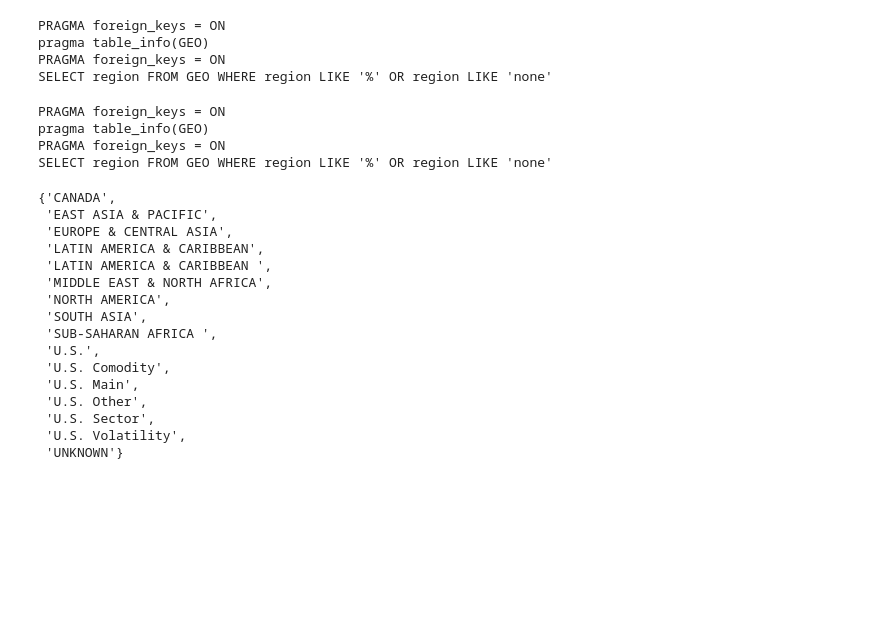
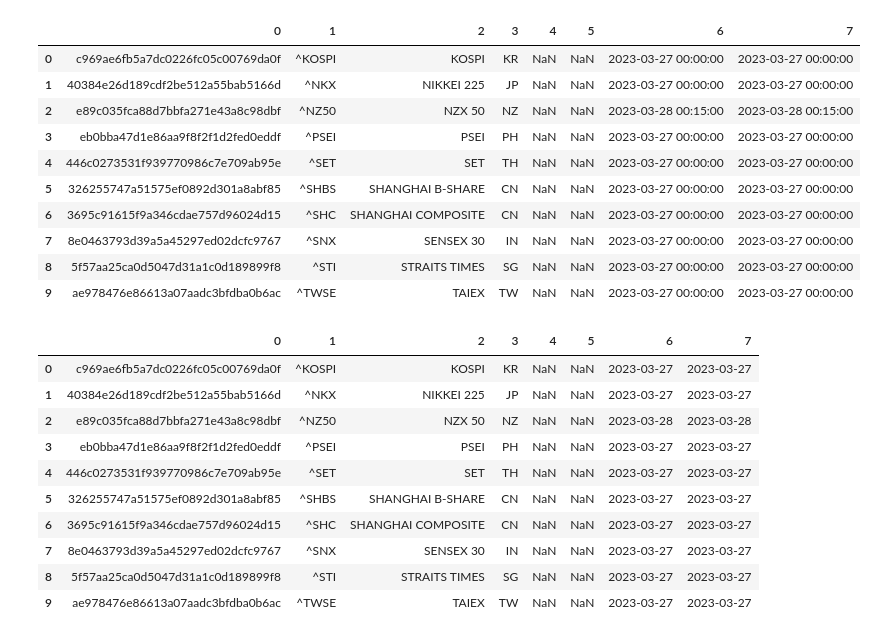
Before and after one commit to zielaskowski/tradeDB, a Jupyter notebook: dev/stooq.ipynb, the cells around one changed output. Saved outputs shown, nothing was run; the diff lists cells and outputs as text; code cells hidden in the pictures; blank space fills up the shorter version.

```diff
--- a/dev/stooq.ipynb
+++ b/dev/stooq.ipynb
@@ -63,12 +46,0 @@ pragma table_info(CURRENCY)
-# %%
-opts = list(trade.SECTORS[tab]["data"].keys())
-opts += sql.get(db_file=trade.db,
-                        tab='GEO',
-                        get=['region'],
-                        search=['%'],
-                        cols=['region'])['region']['region'].to_list()
-# %% [output]
-PRAGMA foreign_keys = ON
-pragma table_info(GEO)
-PRAGMA foreign_keys = ON
-SELECT region FROM GEO WHERE region LIKE '%' OR region LIKE 'none'
@@ -82,31 +47,34 @@ end_date = dt.today()
-# %%
-opts = list(trade.SECTORS[tab]["data"].keys())  # type: ignore
-opts += sql.get(db_file=trade.db,
-                tab='GEO',
-                get=['region'],
-                search=['%'],
-                cols=['region'])['region']['region'].to_list()
-# %% [output]
-PRAGMA foreign_keys = ON
-pragma table_info(GEO)
-PRAGMA foreign_keys = ON
-SELECT region FROM GEO WHERE region LIKE '%' OR region LIKE 'none'
-# %%
-set(opts)
-# %% [output]
-{'CANADA',
- 'EAST ASIA & PACIFIC',
- 'EUROPE & CENTRAL ASIA',
- 'LATIN AMERICA & CARIBBEAN',
- 'LATIN AMERICA & CARIBBEAN ',
- 'MIDDLE EAST & NORTH AFRICA',
- 'NORTH AMERICA',
- 'SOUTH ASIA',
- 'SUB-SAHARAN AFRICA ',
- 'U.S.',
- 'U.S. Comodity',
- 'U.S. Main',
- 'U.S. Other',
- 'U.S. Sector',
- 'U.S. Volatility',
- 'UNKNOWN'}
+# %%
+dat = pd.read_csv("./dev/long_dates.txt",
+                  sep='\t',
+                  header=None)
+dat[6]=pd.to_datetime(dat.iloc[:,6])
+dat[7]=pd.to_datetime(dat.iloc[:,7])
+dat
+# %% [output]
+|  | 0 | 1 | 2 | 3 | 4 | 5 | 6 | 7 |
+| 0 | c969ae6fb5a7dc0226fc05c00769da0f | ^KOSPI | KOSPI | KR | NaN | NaN | 2023-03-27 00:00:00 | 2023-03-27 00:00:00 |
+| 1 | 40384e26d189cdf2be512a55bab5166d | ^NKX | NIKKEI 225 | JP | NaN | NaN | 2023-03-27 00:00:00 | 2023-03-27 00:00:00 |
+| 2 | e89c035fca88d7bbfa271e43a8c98dbf | ^NZ50 | NZX 50 | NZ | NaN | NaN | 2023-03-28 00:15:00 | 2023-03-28 00:15:00 |
+| 3 | eb0bba47d1e86aa9f8f2f1d2fed0eddf | ^PSEI | PSEI | PH | NaN | NaN | 2023-03-27 00:00:00 | 2023-03-27 00:00:00 |
+| 4 | 446c0273531f939770986c7e709ab95e | ^SET | SET | TH | NaN | NaN | 2023-03-27 00:00:00 | 2023-03-27 00:00:00 |
+| 5 | 326255747a51575ef0892d301a8abf85 | ^SHBS | SHANGHAI B-SHARE | CN | NaN | NaN | 2023-03-27 00:00:00 | 2023-03-27 00:00:00 |
+| 6 | 3695c91615f9a346cdae757d96024d15 | ^SHC | SHANGHAI COMPOSITE | CN | NaN | NaN | 2023-03-27 00:00:00 | 2023-03-27 00:00:00 |
+| 7 | 8e0463793d39a5a45297ed02dcfc9767 | ^SNX | SENSEX 30 | IN | NaN | NaN | 2023-03-27 00:00:00 | 2023-03-27 00:00:00 |
+| 8 | 5f57aa25ca0d5047d31a1c0d189899f8 | ^STI | STRAITS TIMES | SG | NaN | NaN | 2023-03-27 00:00:00 | 2023-03-27 00:00:00 |
+| 9 | ae978476e86613a07aadc3bfdba0b6ac | ^TWSE | TAIEX | TW | NaN | NaN | 2023-03-27 00:00:00 | 2023-03-27 00:00:00 |
+# %%
+dat.apply(lambda series: [dt.strftime(x,format="%Y-%m-%d") for x in series]  # type: ignore
+                    if pd.api.types.is_datetime64_dtype(series) else series)
+# %% [output]
+|  | 0 | 1 | 2 | 3 | 4 | 5 | 6 | 7 |
+| 0 | c969ae6fb5a7dc0226fc05c00769da0f | ^KOSPI | KOSPI | KR | NaN | NaN | 2023-03-27 | 2023-03-27 |
+| 1 | 40384e26d189cdf2be512a55bab5166d | ^NKX | NIKKEI 225 | JP | NaN | NaN | 2023-03-27 | 2023-03-27 |
+| 2 | e89c035fca88d7bbfa271e43a8c98dbf | ^NZ50 | NZX 50 | NZ | NaN | NaN | 2023-03-28 | 2023-03-28 |
+| 3 | eb0bba47d1e86aa9f8f2f1d2fed0eddf | ^PSEI | PSEI | PH | NaN | NaN | 2023-03-27 | 2023-03-27 |
+| 4 | 446c0273531f939770986c7e709ab95e | ^SET | SET | TH | NaN | NaN | 2023-03-27 | 2023-03-27 |
+| 5 | 326255747a51575ef0892d301a8abf85 | ^SHBS | SHANGHAI B-SHARE | CN | NaN | NaN | 2023-03-27 | 2023-03-27 |
+| 6 | 3695c91615f9a346cdae757d96024d15 | ^SHC | SHANGHAI COMPOSITE | CN | NaN | NaN | 2023-03-27 | 2023-03-27 |
+| 7 | 8e0463793d39a5a45297ed02dcfc9767 | ^SNX | SENSEX 30 | IN | NaN | NaN | 2023-03-27 | 2023-03-27 |
+| 8 | 5f57aa25ca0d5047d31a1c0d189899f8 | ^STI | STRAITS TIMES | SG | NaN | NaN | 2023-03-27 | 2023-03-27 |
+| 9 | ae978476e86613a07aadc3bfdba0b6ac | ^TWSE | TAIEX | TW | NaN | NaN | 2023-03-27 | 2023-03-27 |
```
Also changed, not shown: parts of 19 cells of this notebook, 8 other files.
